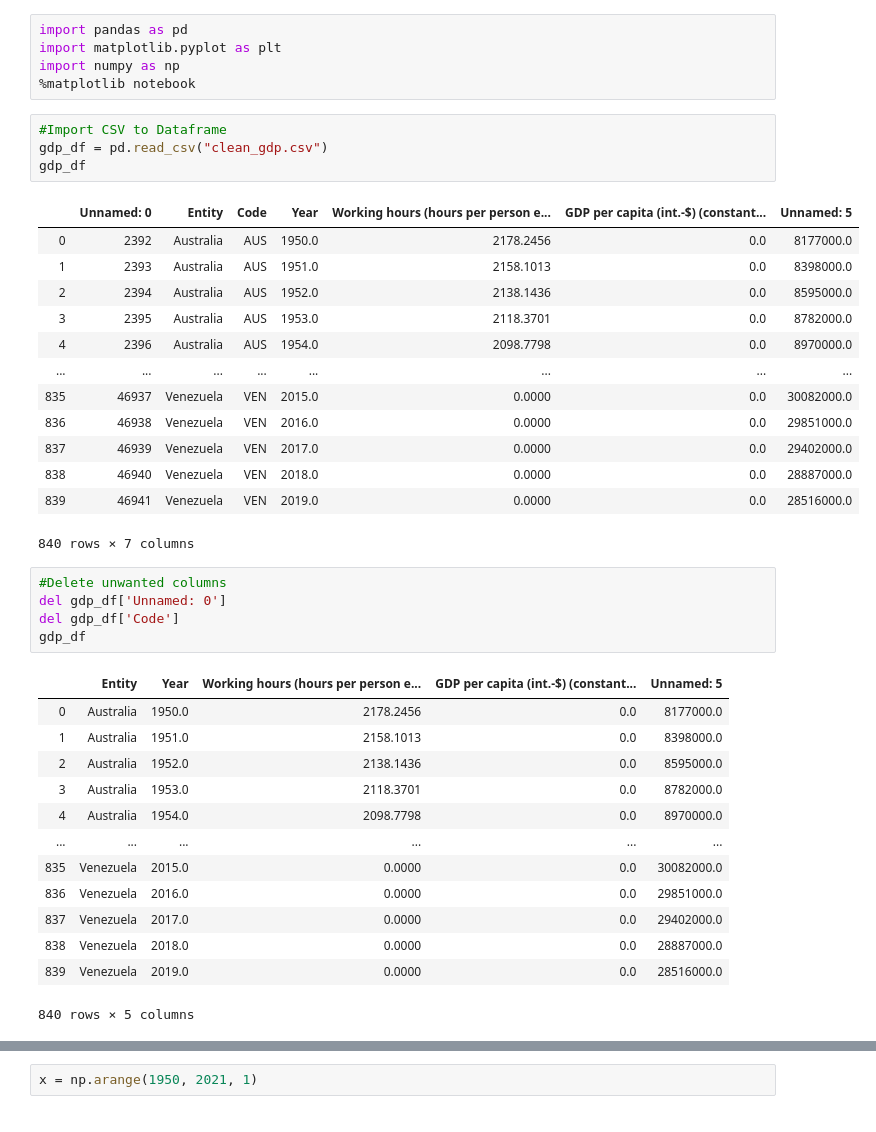
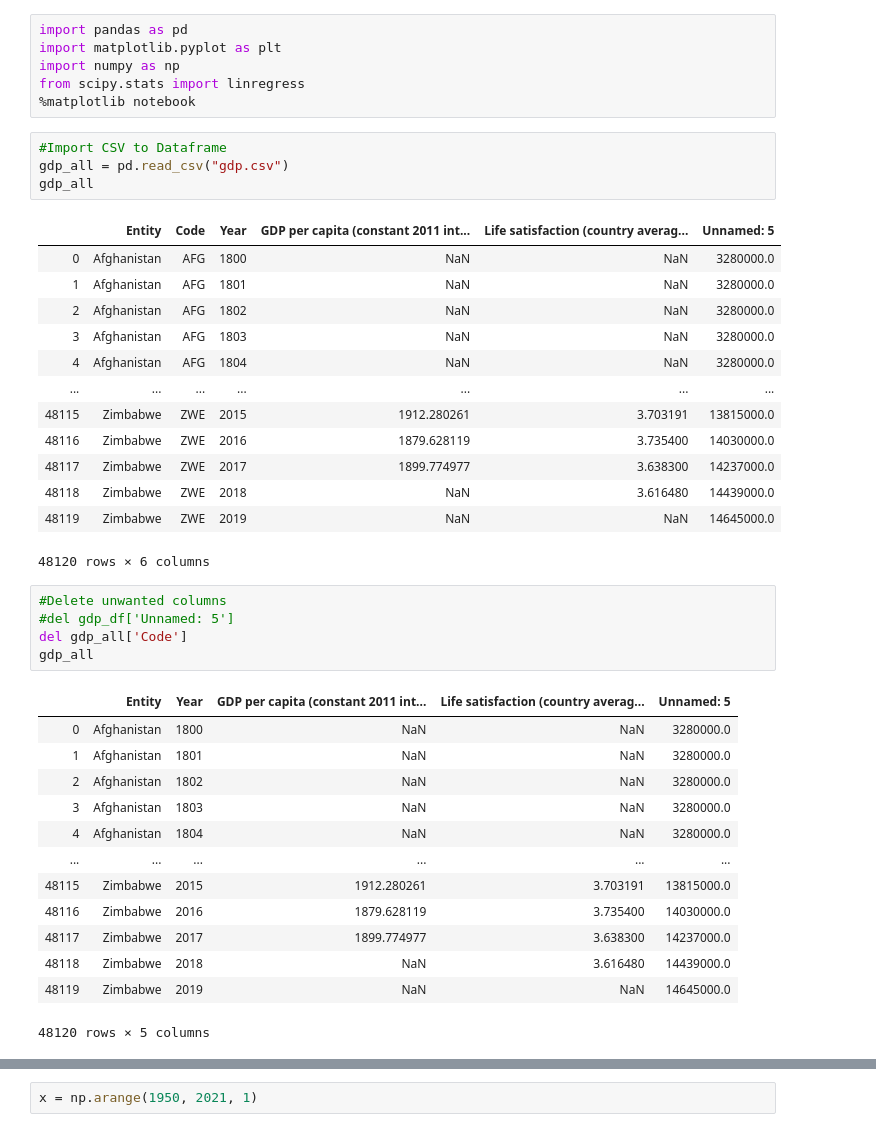
Before and after one commit to JeremyBrent/RUDS_project_1, a Jupyter notebook: Matteos_notebook/Untitled.ipynb, the cells around one changed output, grey strips where cells are left out. Cells and saved outputs as stored; diff of their text form.

```diff
--- a/Matteos_notebook/Untitled.ipynb
+++ b/Matteos_notebook/Untitled.ipynb
@@ -2,43 +2,44 @@
 import pandas as pd
 import matplotlib.pyplot as plt
 import numpy as np
+from scipy.stats import linregress
 %matplotlib notebook
 # %%
 #Import CSV to Dataframe
-gdp_df = pd.read_csv("clean_gdp.csv")
-gdp_df
+gdp_all = pd.read_csv("gdp.csv")
+gdp_all
 # %% [output]
-|  | Unnamed: 0 | Entity | Code | Year | Working hours (hours per person e... | GDP per capita (int.-$) (constant... | Unnamed: 5 |
-| 0 | 2392 | Australia | AUS | 1950.0 | 2178.2456 | 0.0 | 8177000.0 |
-| 1 | 2393 | Australia | AUS | 1951.0 | 2158.1013 | 0.0 | 8398000.0 |
-| 2 | 2394 | Australia | AUS | 1952.0 | 2138.1436 | 0.0 | 8595000.0 |
-| 3 | 2395 | Australia | AUS | 1953.0 | 2118.3701 | 0.0 | 8782000.0 |
-| 4 | 2396 | Australia | AUS | 1954.0 | 2098.7798 | 0.0 | 8970000.0 |
-| ... | ... | ... | ... | ... | ... | ... | ... |
-| 835 | 46937 | Venezuela | VEN | 2015.0 | 0.0000 | 0.0 | 30082000.0 |
-| 836 | 46938 | Venezuela | VEN | 2016.0 | 0.0000 | 0.0 | 29851000.0 |
-| 837 | 46939 | Venezuela | VEN | 2017.0 | 0.0000 | 0.0 | 29402000.0 |
-| 838 | 46940 | Venezuela | VEN | 2018.0 | 0.0000 | 0.0 | 28887000.0 |
-| 839 | 46941 | Venezuela | VEN | 2019.0 | 0.0000 | 0.0 | 28516000.0 |
+|  | Entity | Code | Year | GDP per capita (constant 2011 int... | Life satisfaction (country averag... | Unnamed: 5 |
+| 0 | Afghanistan | AFG | 1800 | NaN | NaN | 3280000.0 |
+| 1 | Afghanistan | AFG | 1801 | NaN | NaN | 3280000.0 |
+| 2 | Afghanistan | AFG | 1802 | NaN | NaN | 3280000.0 |
+| 3 | Afghanistan | AFG | 1803 | NaN | NaN | 3280000.0 |
+| 4 | Afghanistan | AFG | 1804 | NaN | NaN | 3280000.0 |
+| ... | ... | ... | ... | ... | ... | ... |
+| 48115 | Zimbabwe | ZWE | 2015 | 1912.280261 | 3.703191 | 13815000.0 |
+| 48116 | Zimbabwe | ZWE | 2016 | 1879.628119 | 3.735400 | 14030000.0 |
+| 48117 | Zimbabwe | ZWE | 2017 | 1899.774977 | 3.638300 | 14237000.0 |
+| 48118 | Zimbabwe | ZWE | 2018 | NaN | 3.616480 | 14439000.0 |
+| 48119 | Zimbabwe | ZWE | 2019 | NaN | NaN | 14645000.0 |
-840 rows × 7 columns
+48120 rows × 6 columns
 # %%
 #Delete unwanted columns
-del gdp_df['Unnamed: 0']
-del gdp_df['Code']
-gdp_df
+#del gdp_df['Unnamed: 5']
+del gdp_all['Code']
+gdp_all
 # %% [output]
-|  | Entity | Year | Working hours (hours per person e... | GDP per capita (int.-$) (constant... | Unnamed: 5 |
-| 0 | Australia | 1950.0 | 2178.2456 | 0.0 | 8177000.0 |
-| 1 | Australia | 1951.0 | 2158.1013 | 0.0 | 8398000.0 |
-| 2 | Australia | 1952.0 | 2138.1436 | 0.0 | 8595000.0 |
-| 3 | Australia | 1953.0 | 2118.3701 | 0.0 | 8782000.0 |
-| 4 | Australia | 1954.0 | 2098.7798 | 0.0 | 8970000.0 |
+|  | Entity | Year | GDP per capita (constant 2011 int... | Life satisfaction (country averag... | Unnamed: 5 |
+| 0 | Afghanistan | 1800 | NaN | NaN | 3280000.0 |
+| 1 | Afghanistan | 1801 | NaN | NaN | 3280000.0 |
+| 2 | Afghanistan | 1802 | NaN | NaN | 3280000.0 |
+| 3 | Afghanistan | 1803 | NaN | NaN | 3280000.0 |
+| 4 | Afghanistan | 1804 | NaN | NaN | 3280000.0 |
 | ... | ... | ... | ... | ... | ... |
-| 835 | Venezuela | 2015.0 | 0.0000 | 0.0 | 30082000.0 |
-| 836 | Venezuela | 2016.0 | 0.0000 | 0.0 | 29851000.0 |
-| 837 | Venezuela | 2017.0 | 0.0000 | 0.0 | 29402000.0 |
-| 838 | Venezuela | 2018.0 | 0.0000 | 0.0 | 28887000.0 |
-| 839 | Venezuela | 2019.0 | 0.0000 | 0.0 | 28516000.0 |
+| 48115 | Zimbabwe | 2015 | 1912.280261 | 3.703191 | 13815000.0 |
+| 48116 | Zimbabwe | 2016 | 1879.628119 | 3.735400 | 14030000.0 |
+| 48117 | Zimbabwe | 2017 | 1899.774977 | 3.638300 | 14237000.0 |
+| 48118 | Zimbabwe | 2018 | NaN | 3.616480 | 14439000.0 |
+| 48119 | Zimbabwe | 2019 | NaN | NaN | 14645000.0 |
-840 rows × 5 columns
+48120 rows × 5 columns
 # %%
 #Set new Columns
```
Also changed, not shown: parts of 15 cells of this notebook.
